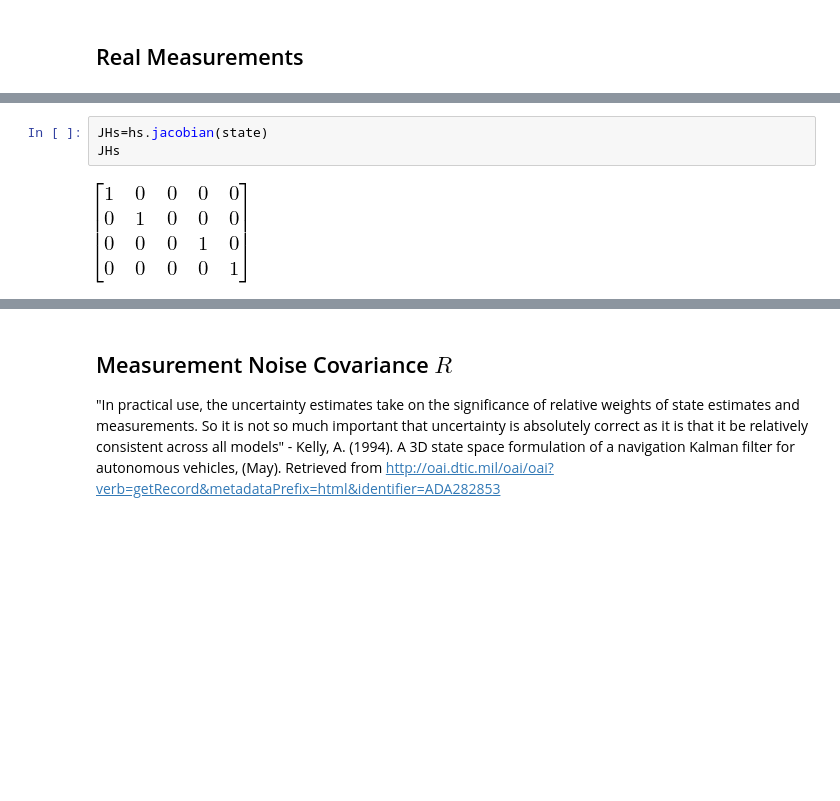
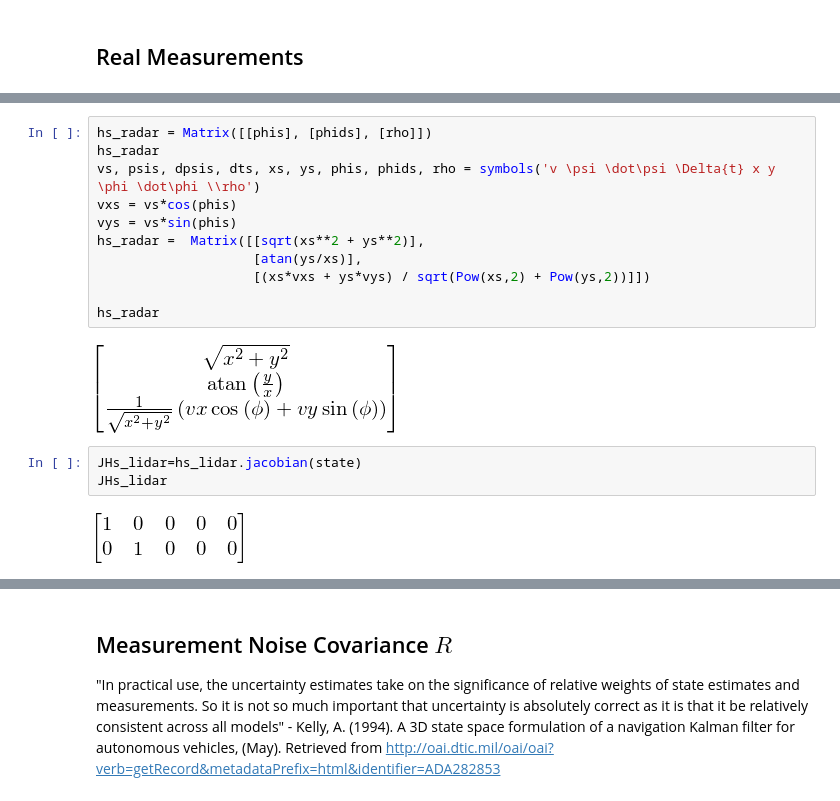
Before and after one commit to da-phil/SDC-Unscented-Kalman-Filter, a Jupyter notebook: scripts/Extended-Kalman-Filter-CTRV.ipynb, the cells around one changed output, grey strips where cells are left out. Cells and saved outputs as stored; diff of their text form; blank space fills up the shorter version.

```diff
--- a/scripts/Extended-Kalman-Filter-CTRV.ipynb
+++ b/scripts/Extended-Kalman-Filter-CTRV.ipynb
@@ -216,5 +215,18 @@ hs
-# %%
-JHs=hs.jacobian(state)
-JHs
-# %% [output]
-[figure, removed]
+# %%
+hs_radar = Matrix([[phis], [phids], [rho]])
+hs_radar
+vs, psis, dpsis, dts, xs, ys, phis, phids, rho = symbols('v \psi \dot\psi \Delta{t} x y \phi \dot\phi \\rho')
+vxs = vs*cos(phis)
+vys = vs*sin(phis)
+hs_radar =  Matrix([[sqrt(xs**2 + ys**2)],
+                    [atan(ys/xs)],
+                    [(xs*vxs + ys*vys) / sqrt(Pow(xs,2) + Pow(ys,2))]])
+
+hs_radar
+# %% [output]
+[figure, added]
+# %%
+JHs_lidar=hs_lidar.jacobian(state)
+JHs_lidar
+# %% [output]
+[figure, added]
```
Also changed, not shown: parts of 17 cells of this notebook.
